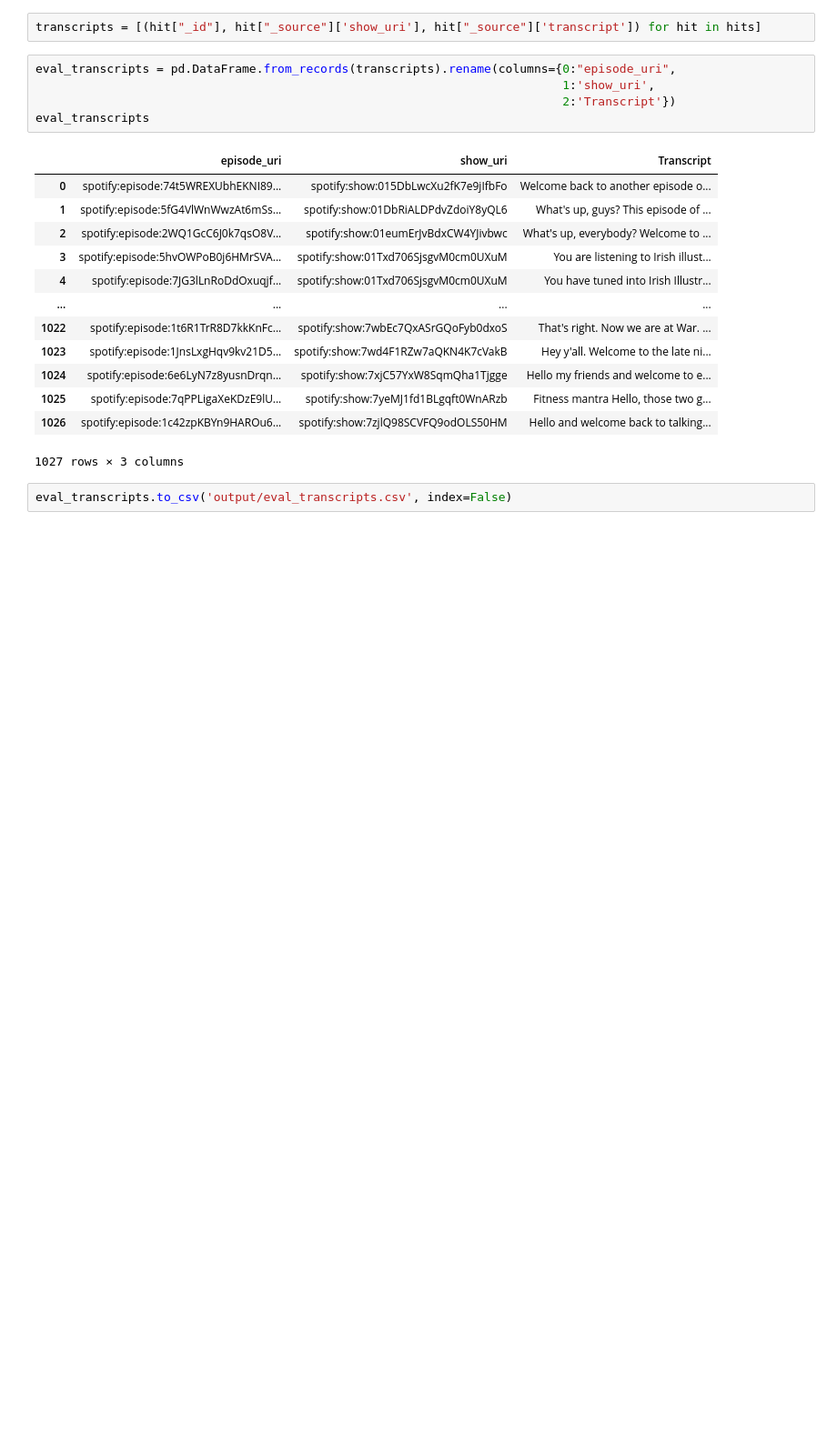
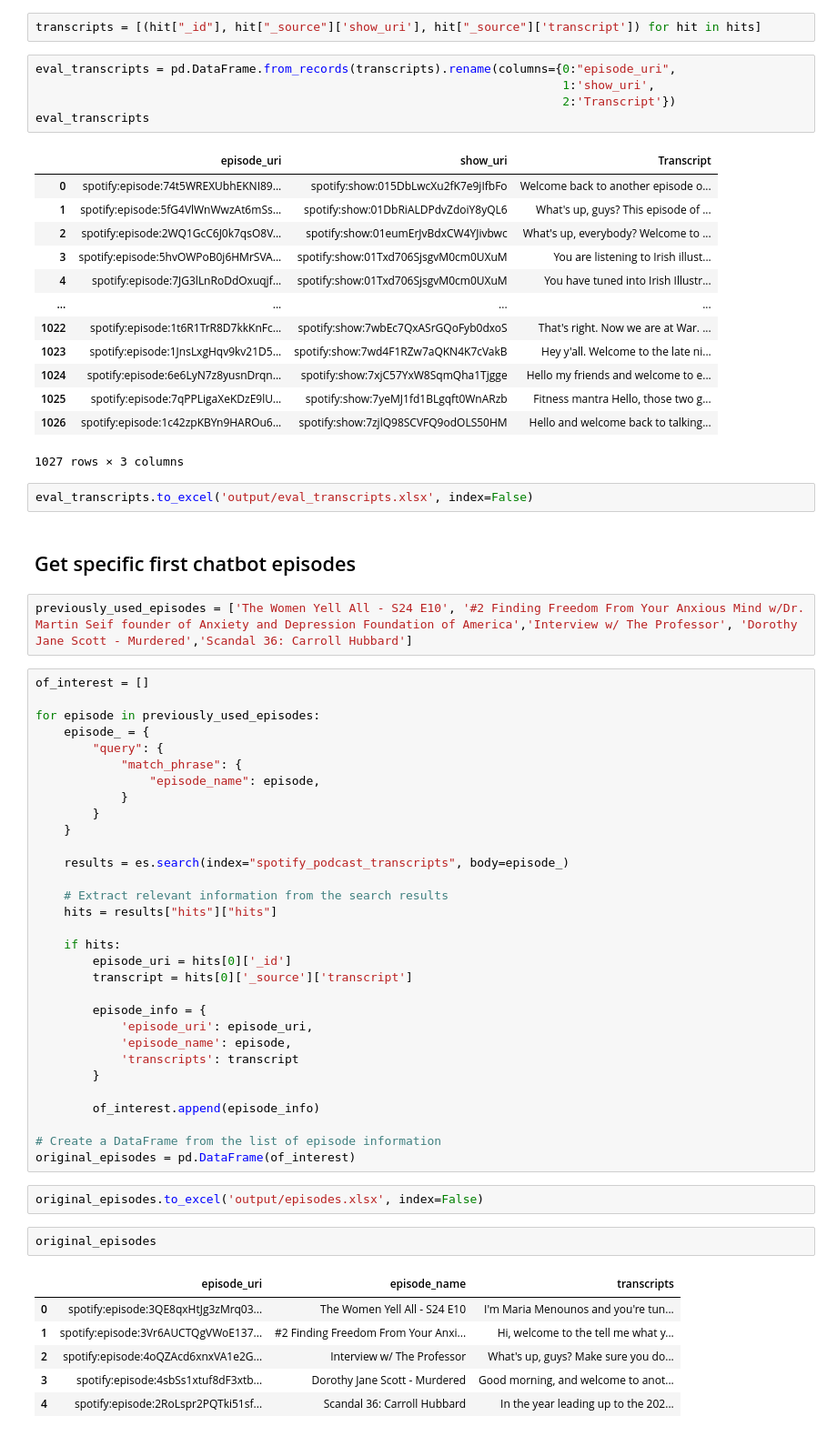
Before and after one commit to oimartin/podcast_ad_sponsor_chatbot, a Jupyter notebook: 01_EDA_transcripts.ipynb, the cells around one changed output. Shown: that part at 91% size. Cells and saved outputs as stored; diff of their text form; blank space fills up the shorter version.

```diff
--- a/01_EDA_transcripts.ipynb
+++ b/01_EDA_transcripts.ipynb
@@ -211,4 +229,50 @@ eval_transcripts
 | 1026 | spotify:episode:1c42zpKBYn9HAROu6... | spotify:show:7zjlQ98SCVFQ9odOLS50HM | Hello and welcome back to talking... |
 1027 rows × 3 columns
 # %%
-eval_transcripts.to_csv('output/eval_transcripts.csv', index=False)
+eval_transcripts.to_excel('output/eval_transcripts.xlsx', index=False)
+# %% [markdown]
+## Get specific first chatbot episodes
+# %%
+previously_used_episodes = ['The Women Yell All - S24 E10', '#2 Finding Freedom From Your Anxious Mind w/Dr. Martin Seif founder of Anxiety and Depression Foundation of America','Interview w/ The Professor', 'Dorothy Jane Scott - Murdered','Scandal 36: Carroll Hubbard']
+# %%
+of_interest = []
+
+for episode in previously_used_episodes:
+    episode_ = {
+        "query": {
+            "match_phrase": {
+                "episode_name": episode,
+            }
+        }
+    }
+
+    results = es.search(index="spotify_podcast_transcripts", body=episode_)
+
+    # Extract relevant information from the search results
+    hits = results["hits"]["hits"]
+
+    if hits:
+        episode_uri = hits[0]['_id']
+        transcript = hits[0]['_source']['transcript']
+
+        episode_info = {
+            'episode_uri': episode_uri,
+            'episode_name': episode,
+            'transcripts': transcript
+        }
+
+        of_interest.append(episode_info)
+
+# Create a DataFrame from the list of episode information
+original_episodes = pd.DataFrame(of_interest)
+# %%
+original_episodes.to_excel('output/episodes.xlsx', index=False)
+# %%
+original_episodes
+# %% [output]
+|  | episode_uri | episode_name | transcripts |
+| 0 | spotify:episode:3QE8qxHtJg3zMrq03... | The Women Yell All - S24 E10 | I'm Maria Menounos and you're tun... |
+| 1 | spotify:episode:3Vr6AUCTQgVWoE137... | #2 Finding Freedom From Your Anxi... | Hi, welcome to the tell me what y... |
+| 2 | spotify:episode:4oQZAcd6xnxVA1e2G... | Interview w/ The Professor | What's up, guys? Make sure you do... |
+| 3 | spotify:episode:4sbSs1xtuf8dF3xtb... | Dorothy Jane Scott - Murdered | Good morning, and welcome to anot... |
+| 4 | spotify:episode:2RoLspr2PQTki51sf... | Scandal 36: Carroll Hubbard | In the year leading up to the 202... |
```
Also changed, not shown: parts of 16 cells of this notebook, 7 other files.
